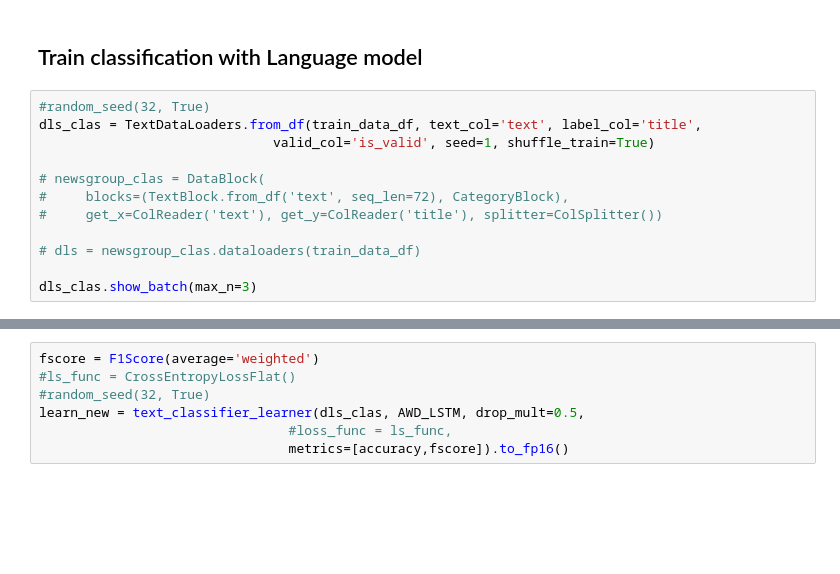
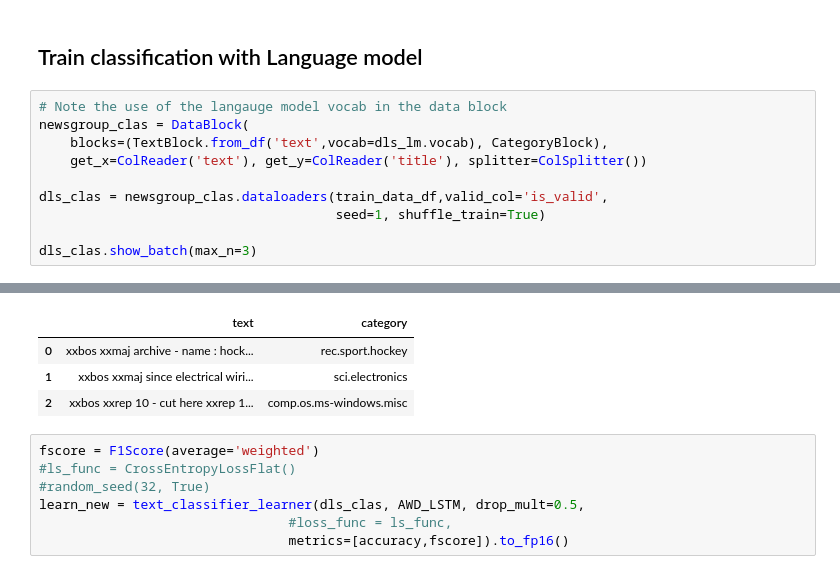
Before and after one commit to sayanbanerjee32/NLP-with-fastai2.0, a Jupyter notebook: fastai_on_20newsgroup.ipynb, the cells around one changed output, grey strips where cells are left out. Drawn from its saved outputs; the diff is of its cells as text; blank space fills up the shorter version.

Commit message:
classification with language model - use lm vocab in cls datablock

```diff
--- a/fastai_on_20newsgroup.ipynb
+++ b/fastai_on_20newsgroup.ipynb
@@ -315,14 +323,13 @@ learn_lm.save_encoder('newsfroup_lm_finetuned')
 # %% [markdown]
 ## Train classification with Language model
 # %%
-#random_seed(32, True)
-dls_clas = TextDataLoaders.from_df(train_data_df, text_col='text', label_col='title',
-                              valid_col='is_valid', seed=1, shuffle_train=True)
+# Note the use of the langauge model vocab in the data block
+newsgroup_clas = DataBlock(
+    blocks=(TextBlock.from_df('text',vocab=dls_lm.vocab), CategoryBlock),
+    get_x=ColReader('text'), get_y=ColReader('title'), splitter=ColSplitter())
 
-# newsgroup_clas = DataBlock(
-#     blocks=(TextBlock.from_df('text', seq_len=72), CategoryBlock),
-#     get_x=ColReader('text'), get_y=ColReader('title'), splitter=ColSplitter())
-
-# dls = newsgroup_clas.dataloaders(train_data_df)
+dls_clas = newsgroup_clas.dataloaders(train_data_df,valid_col='is_valid',
+                                      seed=1, shuffle_train=True)
 
 dls_clas.show_batch(max_n=3)
+# %% [output]
@@ -329,3 +337,7 @@ dls_clas.show_batch(max_n=3)
+|  | text | category |
+| 0 | xxbos xxmaj archive - name : hock... | rec.sport.hockey |
+| 1 | xxbos xxmaj since electrical wiri... | sci.electronics |
+| 2 | xxbos xxrep 10 - cut here xxrep 1... | comp.os.ms-windows.misc |
 # %%
 fscore = F1Score(average='weighted')
 #ls_func = CrossEntropyLossFlat()
```
Also changed, not shown: parts of 4 cells of this notebook.
